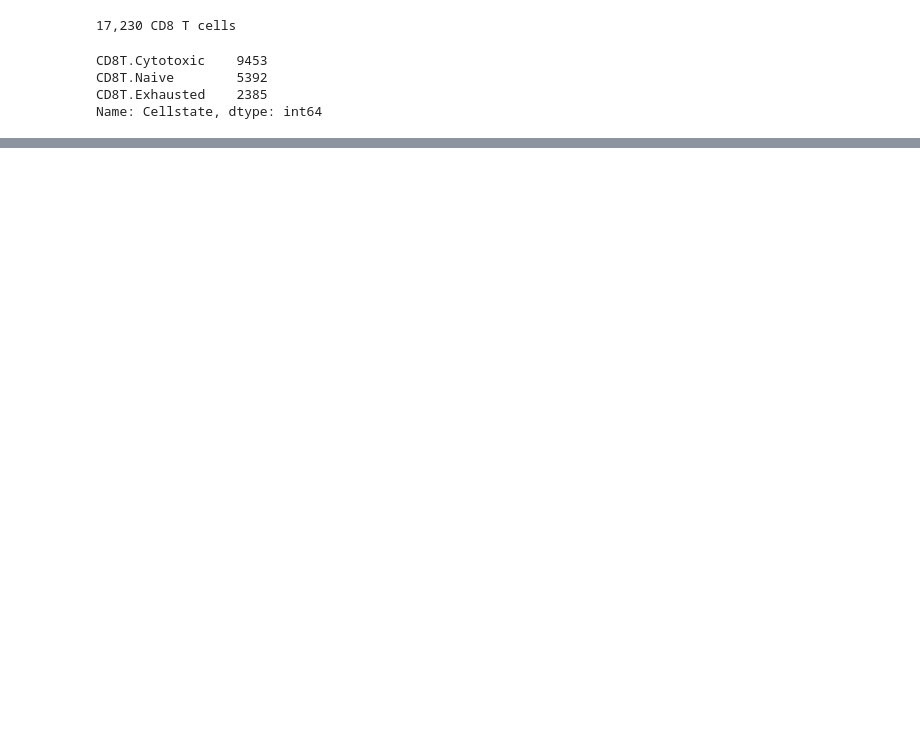
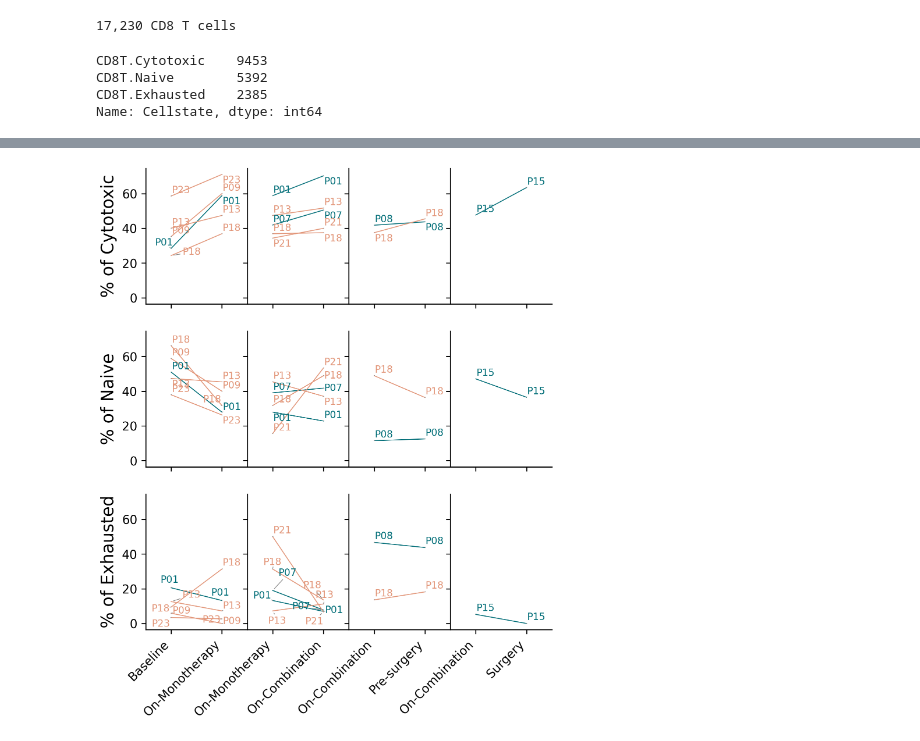
Before and after one commit to jingxinfu/hr_brca_single_cell, a Jupyter notebook: notebooks/Figure3.1_Tcells_MP_Distribution.ipynb, the cells around one changed output, grey strips where cells are left out. Saved outputs shown, nothing was run; the diff lists cells and outputs as text; code cells hidden in the pictures; blank space fills up the shorter version.

```diff
--- a/notebooks/Figure3.1_Tcells_MP_Distribution.ipynb
+++ b/notebooks/Figure3.1_Tcells_MP_Distribution.ipynb
@@ -33,7 +33,8 @@ warnings.filterwarnings("ignore")
 %matplotlib inline
 # %%
 adata = sc.read(f'{RESULT_OBJ}/gex_all.h5ad')
-obs = pd.read_csv(f"{RESULT_TABLE}/MPs/CD8T/Annotation.csv",index_col=0)
+Celltype = 'CD8T'
+obs = pd.read_csv(f"{RESULT_TABLE}/MPs/{Celltype}/Annotation.csv",index_col=0)
 sample_meta = pd.read_excel(f'{RESULT_TABLE}/Supplementary Table 1.xlsx',index_col=0).replace(np.nan,'N/A')
 
 adata = adata[adata.obs.index.isin(obs.index),:]
@@ -48,10 +49,11 @@ CD8T.Naive        5392
 CD8T.Exhausted    2385
 Name: Cellstate, dtype: int64
 # %%
-cd8T_ra_prop = (
-    adata.obs.
-    groupby(['Patient','Timepoint','BestResponse'])['Cellstate'].
-    value_counts(normalize=True).
-    rename('Pct').
-    reset_index()
+cellstate_list = adata.obs['Cellstate'].unique()
+ra_prop = (
+    pd.crosstab([adata.obs['Patient'],adata.obs['Timepoint'],adata.obs['BestResponse']],adata.obs['Cellstate']).
+    reindex(pd.Index(sample_meta[['Patient','Timepoint','BestResponse']].drop_duplicates()))
 )
+ra_prop =  (ra_prop.div(ra_prop.sum(axis=1).replace(0, 1e-6), axis=0) * 100).reset_index()
+ra_prop.Timepoint = ra_prop.Timepoint.replace({'W3D1':'On-Monotherapy','W7D1':'On-Combination'})
+ra_prop.head()
@@ -111,0 +69,72 @@ fig.savefig(f'{FIGURE_FOLDER}/CD8T_MP_Distribution_By_Patient_NR.pdf',dpi=150,bb
+# %%
+from adjustText import adjust_text
+fig, axs = plt.subplots(3,4, figsize=(6,7), sharey=True,dpi=300)
+
+colormap = sample_meta[['Patient','BestResponse']].drop_duplicates().set_index(
+    "Patient"
+)['BestResponse'].map(COLOR_PAlETTE['BestResponse']).to_dict()
+for i, cellstate in enumerate(cellstate_list):
+    for j, pairs in enumerate([['Baseline','On-Monotherapy'], ['On-Monotherapy','On-Combination'], ['On-Combination','Pre-surgery'], ['On-Combination','Surgery']]):
+        # Data filtering
+        data = ra_prop.loc[ra_prop.Timepoint.isin(pairs), :]
+        n_sample = data['Patient'].value_counts()
+        keep_pt = n_sample[n_sample == 2].index
+        data = data.loc[data['Patient'].isin(keep_pt), :]
+        # Create plot
+        ax = axs[i,j]
+        sns.pointplot(
+            data=data,
+            x='Timepoint',
+            y=cellstate,
+            order=pairs,
+            hue='Patient',
+            palette=colormap,
+            ax=ax,
+            markers='',  # Remove default markers
+            linestyles='-',  # Keep connection lines,
+            lw=.7
+        )
+        # Add Patient ID text labels
+        texts = []
+        for patient in keep_pt:
+            # Get coordinates for both timepoints
+            patient_data = data.loc[data['Patient'] == patient,:]
+            for timepoint in pairs:
+
+                x = pairs.index(timepoint)  # 0 for first timepoint, 1 for second
+                y = patient_data[patient_data['Timepoint'] == timepoint][cellstate].values[0]
+
+                texts.append(ax.text(
+                    x, y,
+                    patient,
+                    ha='center',
+                    va='bottom',
+                    fontsize=8,
+                    color=colormap.get(patient, 'black')
+                ))
+
+        # Automatically adjust text positions
+        adjust_text(texts,
+                   ax=ax,
+                   force_text=(0.5, 0.8),  # Horizontal/vertical force for text movement
+                   force_points=(0.1, 0.5),  # Force keeping text near original point
+                   expand_points=(1.1, 1.3),  # Expand search radius
+                   arrowprops=dict(arrowstyle='-', color='gray', lw=0.5),
+                   lim=10  # Max iterations
+                  )
+        ax.set_xlabel('')
+        ax.set_ylabel(f"% of {cellstate.replace(Celltype+'.','')}", fontsize=14)
+        ax.get_legend().remove()  # Remove redundant legend
+        if i < len(cellstate_list)-1:
+            ax.set_xticklabels([])
+        else:
+            ax.set_xticklabels(
+                ax.get_xticklabels(),
+                rotation=45,
+                ha='right',
+            )
+
+plt.subplots_adjust(wspace=0)
+fig.savefig(f'{FIGURE_FOLDER}/{Celltype}_MP_Distribution_By_Patient_R_and_NR.pdf',dpi=150,bbox_inches='tight')
+# %% [output]
+[figure, added]
```
Also changed, not shown: parts of 5 cells of this notebook, 12 other files.
